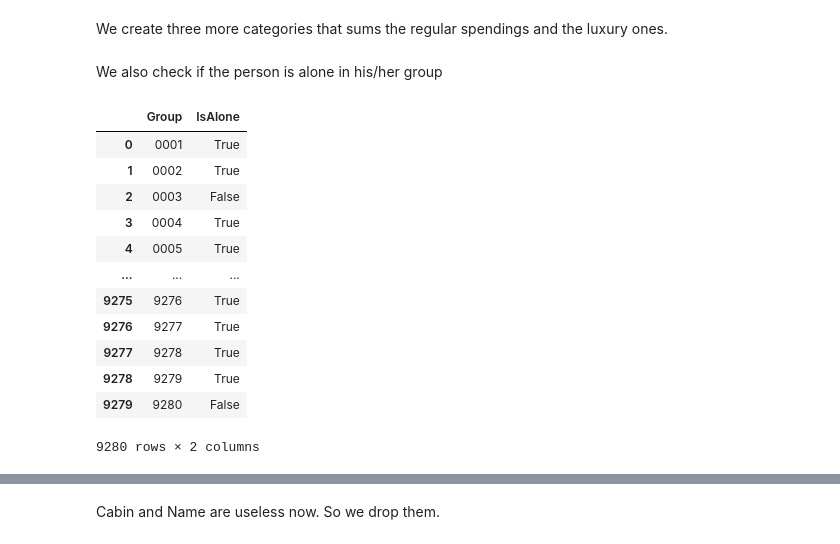
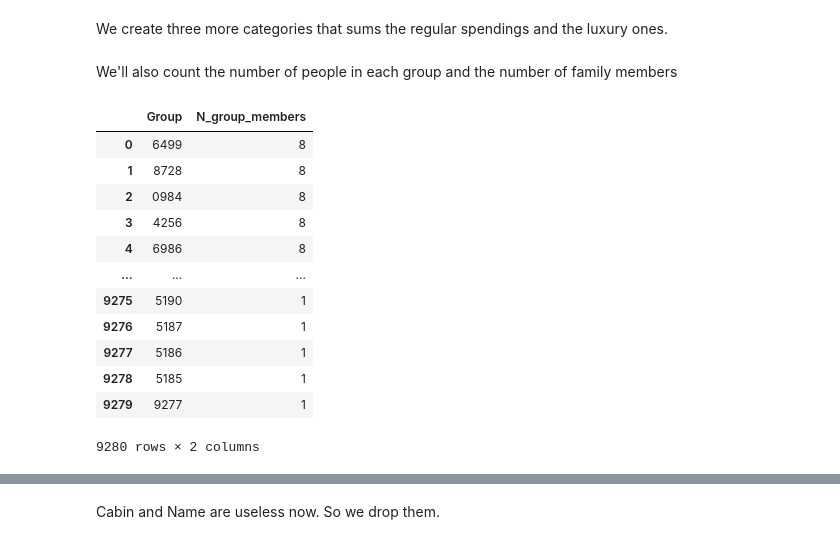
Before and after one commit to raacee/spaceship-titanic, a Jupyter notebook: sps_t_v3.ipynb, the cells around one changed output, grey strips where cells are left out. Cells and saved outputs as stored; diff of their text form; code cells hidden in the pictures.

```diff
--- a/sps_t_v3.ipynb
+++ b/sps_t_v3.ipynb
@@ -318,6 +288,0 @@ Children couldn't spend money either, so it goes the same for them.
-# %%
-df["RoomService"] = np.where((df["Age"] < 13) | (df["CryoSleep"] == True), 0, df["RoomService"])
-df["FoodCourt"] = np.where((df["Age"] < 13) | (df["CryoSleep"] == True), 0, df["FoodCourt"])
-df["ShoppingMall"] = np.where((df["Age"] < 13) | (df["CryoSleep"] == True), 0, df["ShoppingMall"])
-df["Spa"] = np.where((df["Age"] < 13) | (df["CryoSleep"] == True), 0, df["Spa"])
-df["VRDeck"] = np.where((df["Age"] < 13) | (df["CryoSleep"] == True), 0, df["VRDeck"])
@@ -388,6 +331,5 @@ We create three more categories that sums the regular spendings and the luxury o
 # %%
 df["Regular"] = df["FoodCourt"] + df["ShoppingMall"]
 df["Luxury"] = df["RoomService"] + df["Spa"] + df["VRDeck"]
-df["TotalSpendings"] = df["RoomService"] + df["FoodCourt"] + df["ShoppingMall"] + df["Spa"] + df["VRDeck"]
 # %% [markdown]
-We also check if the person is alone in his/her group
+We'll also count the number of people in each group and the number of family members
@@ -396,19 +336,18 @@ is_alone = df.reset_index().groupby('Group')['PassengerId'].size() == 1
-# %%
-is_alone = is_alone.reset_index().rename(columns = {"PassengerId": "IsAlone"})
-is_alone
-# %% [output]
-|  | Group | IsAlone |
-| 0 | 0001 | True |
-| 1 | 0002 | True |
-| 2 | 0003 | False |
-| 3 | 0004 | True |
-| 4 | 0005 | True |
-| ... | ... | ... |
-| 9275 | 9276 | True |
-| 9276 | 9277 | True |
-| 9277 | 9278 | True |
-| 9278 | 9279 | True |
-| 9279 | 9280 | False |
-9280 rows × 2 columns
 # %%
-df = df.reset_index().merge(is_alone[["Group", "IsAlone"]], how = 'left', on = ['Group']).set_index('PassengerId')
+n_group_members = df['Group'].value_counts().reset_index()
+n_group_members.columns = ['Group', 'N_group_members']
+n_group_members
+# %% [output]
+|  | Group | N_group_members |
+| 0 | 6499 | 8 |
+| 1 | 8728 | 8 |
+| 2 | 0984 | 8 |
+| 3 | 4256 | 8 |
+| 4 | 6986 | 8 |
+| ... | ... | ... |
+| 9275 | 5190 | 1 |
+| 9276 | 5187 | 1 |
+| 9277 | 5186 | 1 |
+| 9278 | 5185 | 1 |
+| 9279 | 9277 | 1 |
+9280 rows × 2 columns
```
Also changed, not shown: parts of 41 cells of this notebook.
